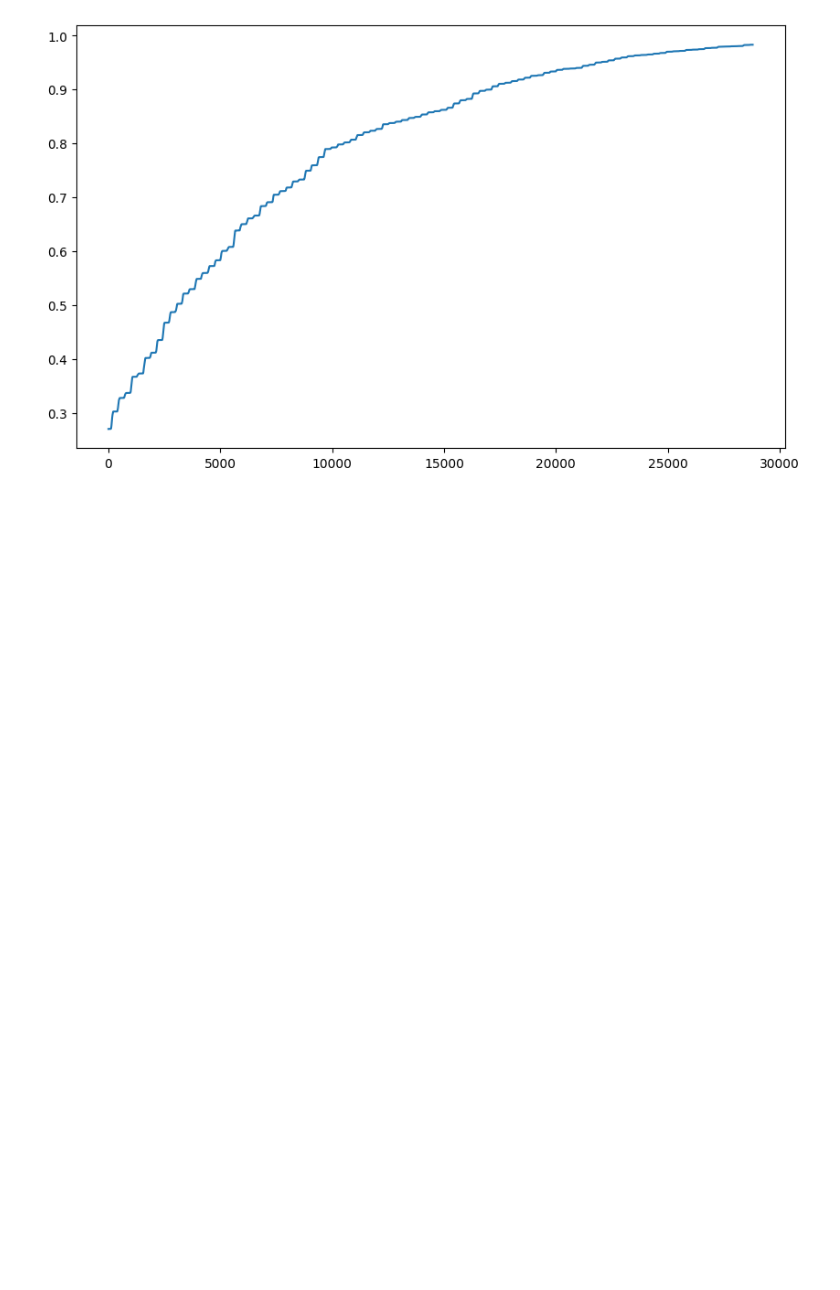
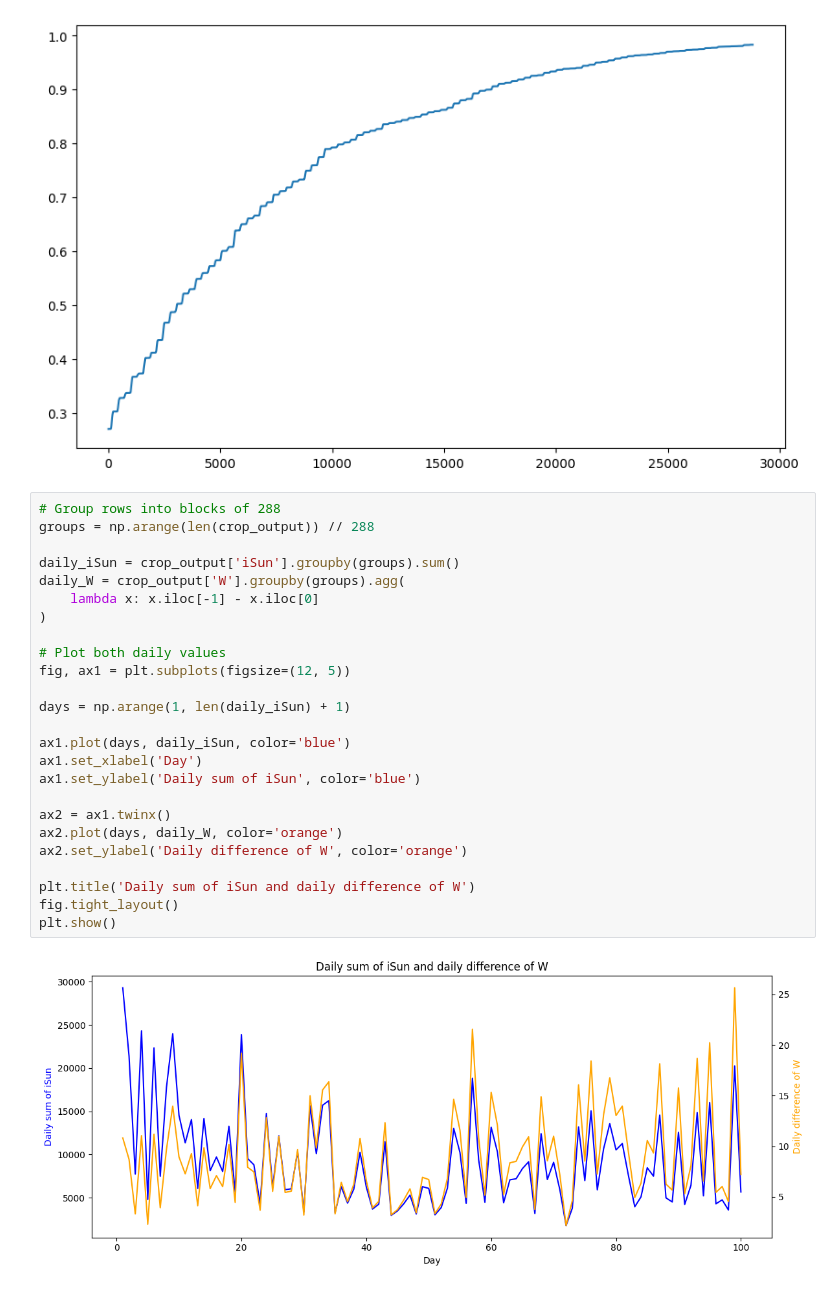
Before and after one commit to davkat1/intro_gh_modelling_draft, a Jupyter notebook: notebooks/05_including_a_crop_model.ipynb, the cells around one changed output. Drawn from its saved outputs; the diff is of its cells as text; blank space fills up the shorter version.

```diff
--- a/notebooks/05_including_a_crop_model.ipynb
+++ b/notebooks/05_including_a_crop_model.ipynb
@@ -116,3 +171,30 @@ ax.plot(1 - np.exp(-0.7*crop_output["LAI"]))
 # %% [output]
 [<matplotlib.lines.Line2D at 0x...>]
 [figure]
+# %%
+# Group rows into blocks of 288
+groups = np.arange(len(crop_output)) // 288
+
+daily_iSun = crop_output['iSun'].groupby(groups).sum()
+daily_W = crop_output['W'].groupby(groups).agg(
+    lambda x: x.iloc[-1] - x.iloc[0]
+)
+
+# Plot both daily values
+fig, ax1 = plt.subplots(figsize=(12, 5))
+
+days = np.arange(1, len(daily_iSun) + 1)
+
+ax1.plot(days, daily_iSun, color='blue')
+ax1.set_xlabel('Day')
+ax1.set_ylabel('Daily sum of iSun', color='blue')
+
+ax2 = ax1.twinx()
+ax2.plot(days, daily_W, color='orange')
+ax2.set_ylabel('Daily difference of W', color='orange')
+
+plt.title('Daily sum of iSun and daily difference of W')
+fig.tight_layout()
+plt.show()
+# %% [output]
+[figure, added]
```
Also changed, not shown: parts of 3 cells of this notebook.
